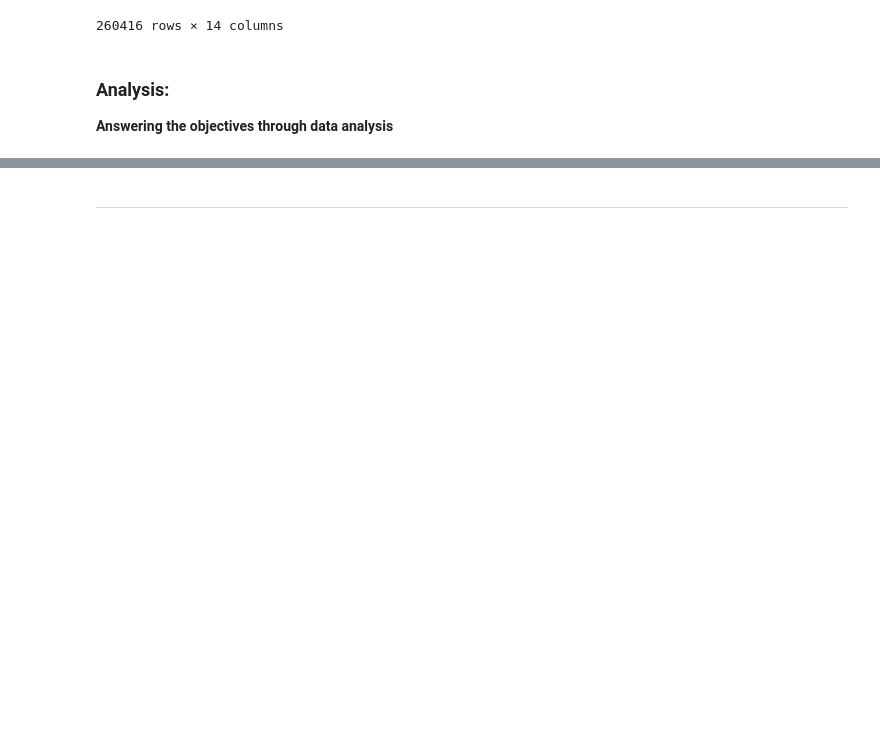
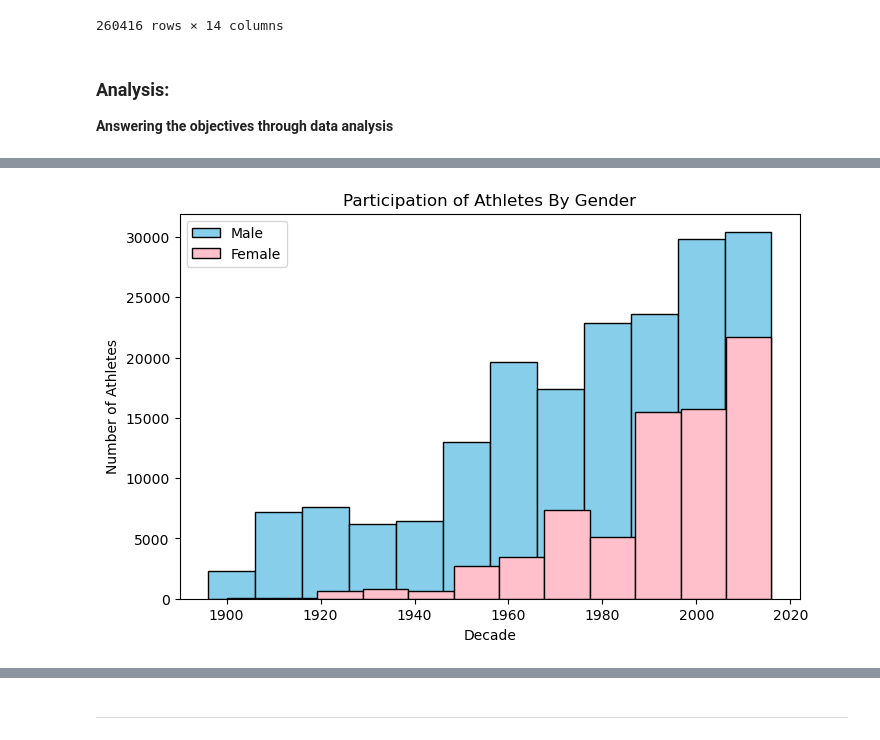
Before and after one commit to Yaqeenalsari/projecr2-Olympics, a Jupyter notebook: eda_template.ipynb, the cells around one changed output, grey strips where cells are left out. Cells and saved outputs as stored; diff of their text form; code cells hidden in the pictures; blank space fills up the shorter version.

Commit message:
Visual

```diff
--- a/eda_template.ipynb
+++ b/eda_template.ipynb
@@ -419,0 +420,11 @@ winning
+# %%
+#gender in the olympics over time:
+#count of each gender across decades
+athlets_events_clean[['year', 'season']] = (
+    athlets_events_clean['Games'].str.split(" ", expand=True)
+)
+
+athlets_events_clean['year'] = athlets_events_clean['year'].astype(int)
+# %%
+hist_bins = (athlets_events_clean['year'].max() - athlets_events_clean['year'].min()) // 10
+hist_bins
@@ -419,0 +453,33 @@ winning
+# %%
+male_athletes = athlets_events_clean[(athlets_events_clean['Sex']=='Male')]
+female_athletes = athlets_events_clean[(athlets_events_clean['Sex']=='Female')]
+
+
+#  x is the decade, y is the number of male
+
+# Plot histogram
+male_athletes['year'].plot(
+    kind="hist",
+    bins=hist_bins,               # number of bins (intervals)
+    color="skyblue",
+    edgecolor="black",
+    figsize=(8,5),
+    label="Male"
+)
+
+female_athletes['year'].plot(
+    kind="hist",
+    bins=hist_bins,               # number of bins (intervals)
+    color="pink",
+    edgecolor="black",
+    figsize=(8,5),
+    label="Female"
+)
+
+plt.title("Participation of Athletes By Gender")
+plt.xlabel("Decade")
+plt.legend()
+plt.ylabel("Number of Athletes")
+plt.show()
+# %% [output]
+[figure, added]
```
Also changed, not shown: parts of 8 cells of this notebook.
